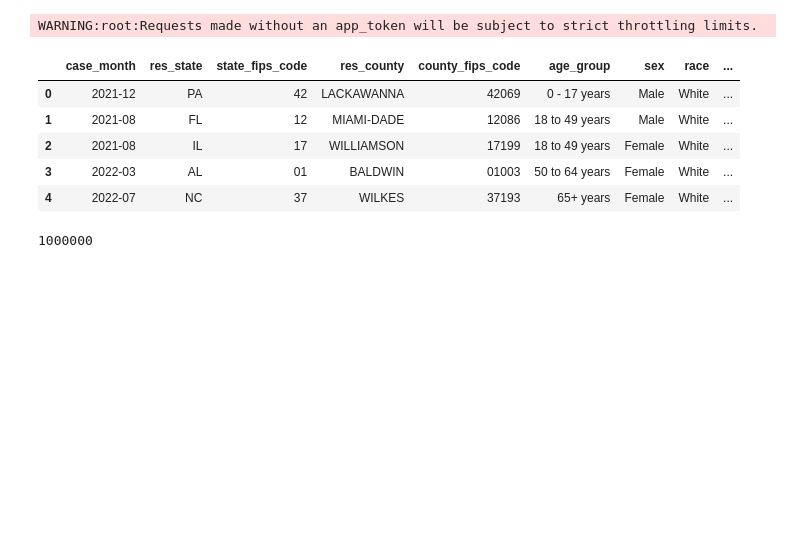
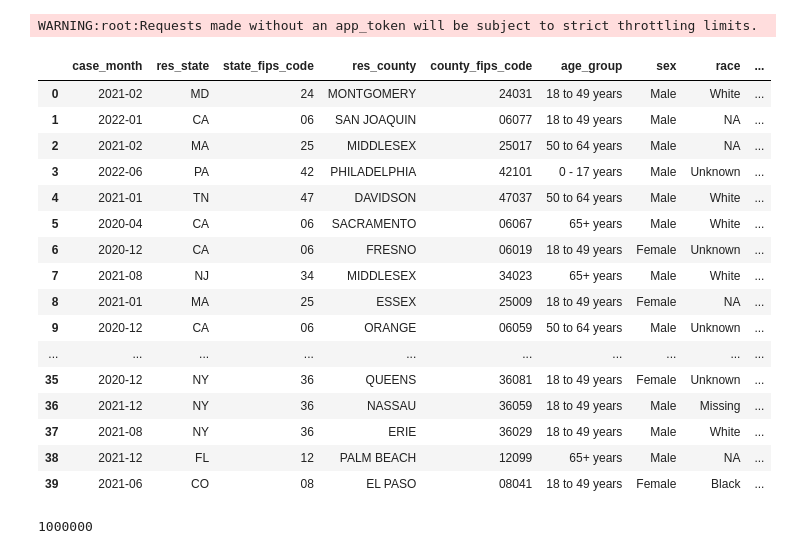
Before and after one commit to crebello711/Project_2, a Jupyter notebook: Joint_Notebook.ipynb, the cells around one changed output. Saved outputs shown, nothing was run; the diff lists cells and outputs as text; code cells hidden in the pictures; blank space fills up the shorter version.

```diff
--- a/Joint_Notebook.ipynb
+++ b/Joint_Notebook.ipynb
@@ -21,14 +22,25 @@ WARNING:root:Requests made without an app_token will be subject to strict thrott
 # %%
 # Make DataFrame
 response_df = pd.DataFrame.from_records(response)
-response_df.head()
+response_df.head(40)
 # %% [output]
 |  | case_month | res_state | state_fips_code | res_county | county_fips_code | age_group | sex | race | ... |
-| 0 | 2021-12 | PA | 42 | LACKAWANNA | 42069 | 0 - 17 years | Male | White | ... |
-| 1 | 2021-08 | FL | 12 | MIAMI-DADE | 12086 | 18 to 49 years | Male | White | ... |
-| 2 | 2021-08 | IL | 17 | WILLIAMSON | 17199 | 18 to 49 years | Female | White | ... |
-| 3 | 2022-03 | AL | 01 | BALDWIN | 01003 | 50 to 64 years | Female | White | ... |
-| 4 | 2022-07 | NC | 37 | WILKES | 37193 | 65+ years | Female | White | ... |
+| 0 | 2021-02 | MD | 24 | MONTGOMERY | 24031 | 18 to 49 years | Male | White | ... |
+| 1 | 2022-01 | CA | 06 | SAN JOAQUIN | 06077 | 18 to 49 years | Male | NA | ... |
+| 2 | 2021-02 | MA | 25 | MIDDLESEX | 25017 | 50 to 64 years | Male | NA | ... |
+| 3 | 2022-06 | PA | 42 | PHILADELPHIA | 42101 | 0 - 17 years | Male | Unknown | ... |
+| 4 | 2021-01 | TN | 47 | DAVIDSON | 47037 | 50 to 64 years | Male | White | ... |
+| 5 | 2020-04 | CA | 06 | SACRAMENTO | 06067 | 65+ years | Male | White | ... |
+| 6 | 2020-12 | CA | 06 | FRESNO | 06019 | 18 to 49 years | Female | Unknown | ... |
+| 7 | 2021-08 | NJ | 34 | MIDDLESEX | 34023 | 65+ years | Male | White | ... |
+| 8 | 2021-01 | MA | 25 | ESSEX | 25009 | 18 to 49 years | Female | NA | ... |
+| 9 | 2020-12 | CA | 06 | ORANGE | 06059 | 50 to 64 years | Male | Unknown | ... |
+| ... | ... | ... | ... | ... | ... | ... | ... | ... | ... |
+| 35 | 2020-12 | NY | 36 | QUEENS | 36081 | 18 to 49 years | Female | Unknown | ... |
+| 36 | 2021-12 | NY | 36 | NASSAU | 36059 | 18 to 49 years | Male | Missing | ... |
+| 37 | 2021-08 | NY | 36 | ERIE | 36029 | 18 to 49 years | Male | White | ... |
+| 38 | 2021-12 | FL | 12 | PALM BEACH | 12099 | 65+ years | Male | NA | ... |
+| 39 | 2021-06 | CO | 08 | EL PASO | 08041 | 18 to 49 years | Female | Black | ... |
 # %%
 # Create variable
 case_count_by_state = response_df["res_state"].groupby(response_df["res_state"]).count()
```
Also changed, not shown: parts of 15 cells of this notebook.
